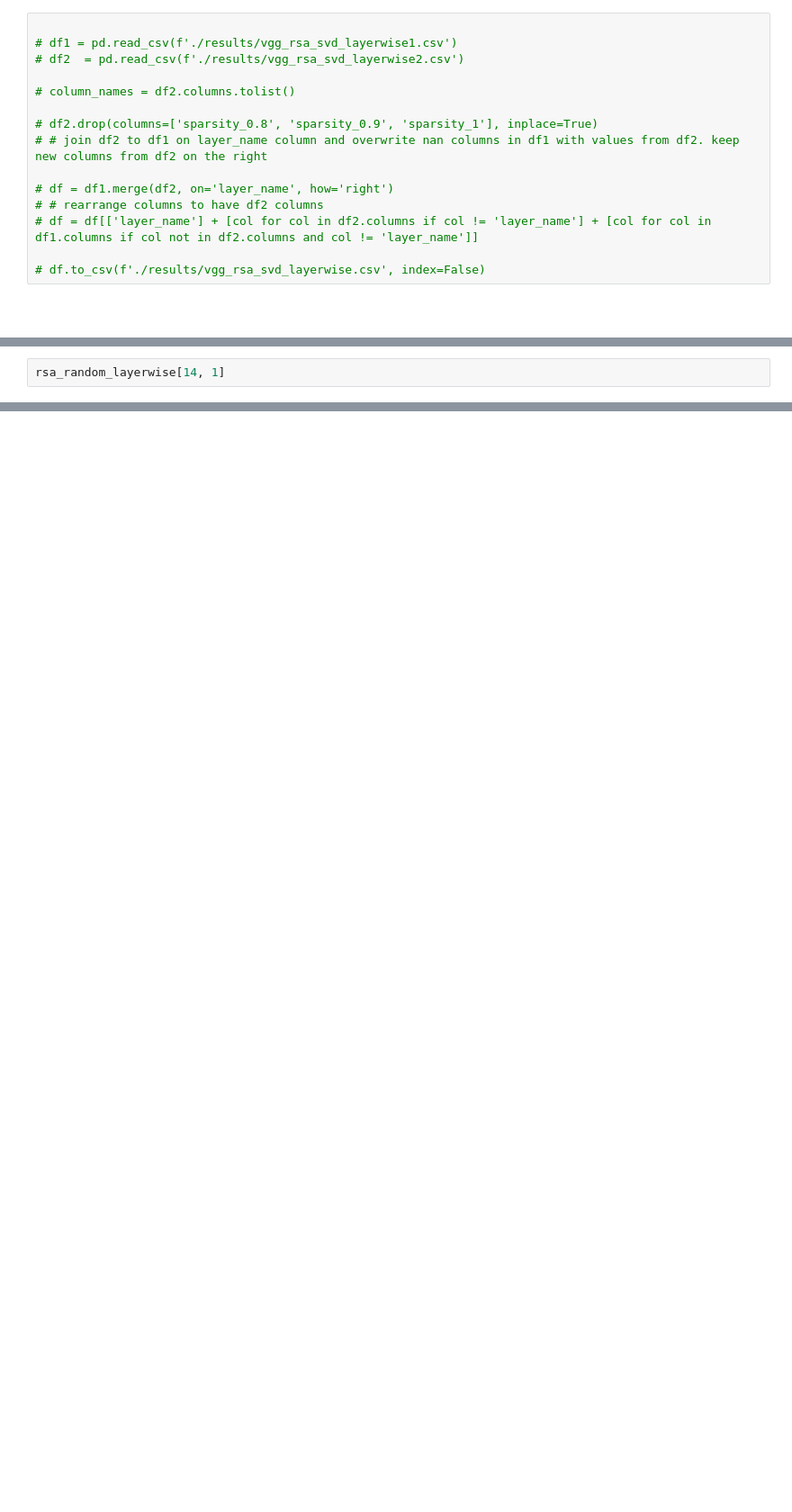
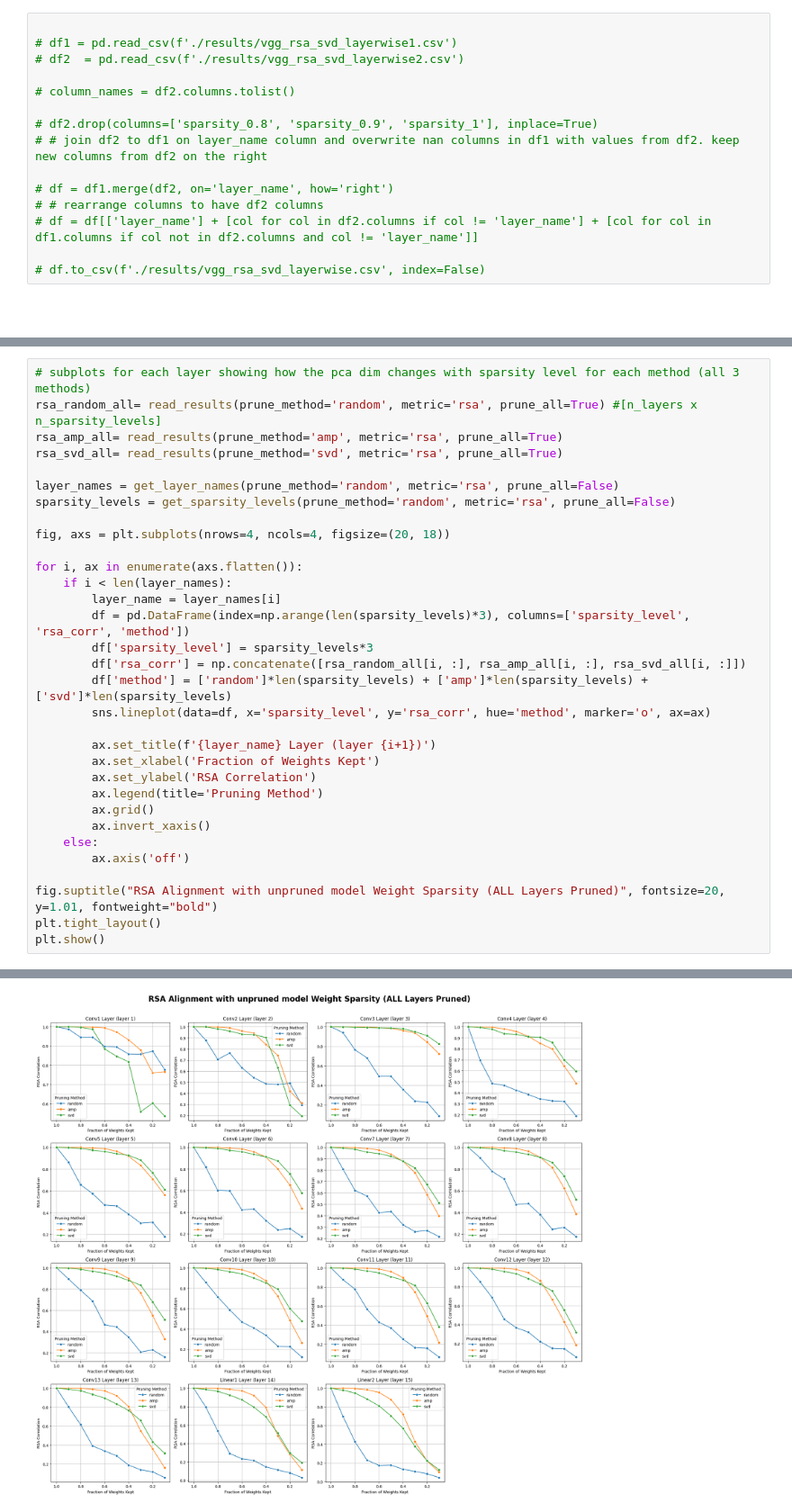
Before and after one commit to niranjanrajesh02/sparsity_alignment, a Jupyter notebook: 2_self_alignment/plot_results.ipynb, the cells around one changed output, grey strips where cells are left out. Shown at 90% size. Saved outputs shown, nothing was run; the diff lists cells and outputs as text; blank space fills up the shorter version.

```diff
--- a/2_self_alignment/plot_results.ipynb
+++ b/2_self_alignment/plot_results.ipynb
@@ -109,3 +109,33 @@ plt.show()
 # %%
-rsa_random_layerwise[14, 1]
+# subplots for each layer showing how the pca dim changes with sparsity level for each method (all 3 methods)
+rsa_random_all= read_results(prune_method='random', metric='rsa', prune_all=True) #[n_layers x n_sparsity_levels]
+rsa_amp_all= read_results(prune_method='amp', metric='rsa', prune_all=True)
+rsa_svd_all= read_results(prune_method='svd', metric='rsa', prune_all=True)
+
+layer_names = get_layer_names(prune_method='random', metric='rsa', prune_all=False)
+sparsity_levels = get_sparsity_levels(prune_method='random', metric='rsa', prune_all=False)
+
+fig, axs = plt.subplots(nrows=4, ncols=4, figsize=(20, 18))
+
+for i, ax in enumerate(axs.flatten()):
+    if i < len(layer_names):
+        layer_name = layer_names[i]
+        df = pd.DataFrame(index=np.arange(len(sparsity_levels)*3), columns=['sparsity_level', 'rsa_corr', 'method'])
+        df['sparsity_level'] = sparsity_levels*3
+        df['rsa_corr'] = np.concatenate([rsa_random_all[i, :], rsa_amp_all[i, :], rsa_svd_all[i, :]])
+        df['method'] = ['random']*len(sparsity_levels) + ['amp']*len(sparsity_levels) + ['svd']*len(sparsity_levels)
+        sns.lineplot(data=df, x='sparsity_level', y='rsa_corr', hue='method', marker='o', ax=ax)
+
+        ax.set_title(f'{layer_name} Layer (layer {i+1})')
+        ax.set_xlabel('Fraction of Weights Kept')
+        ax.set_ylabel('RSA Correlation')
+        ax.legend(title='Pruning Method')
+        ax.grid()
+        ax.invert_xaxis()
+    else:
+        ax.axis('off')
+
+fig.suptitle("RSA Alignment with unpruned model Weight Sparsity (ALL Layers Pruned)", fontsize=20, y=1.01, fontweight="bold")
+plt.tight_layout()
+plt.show()
 # %% [output]
@@ -112,0 +142 @@ rsa_random_layerwise[14, 1]
+[figure, added]
```
Also changed, not shown: parts of 2 cells of this notebook, 34 other files.
